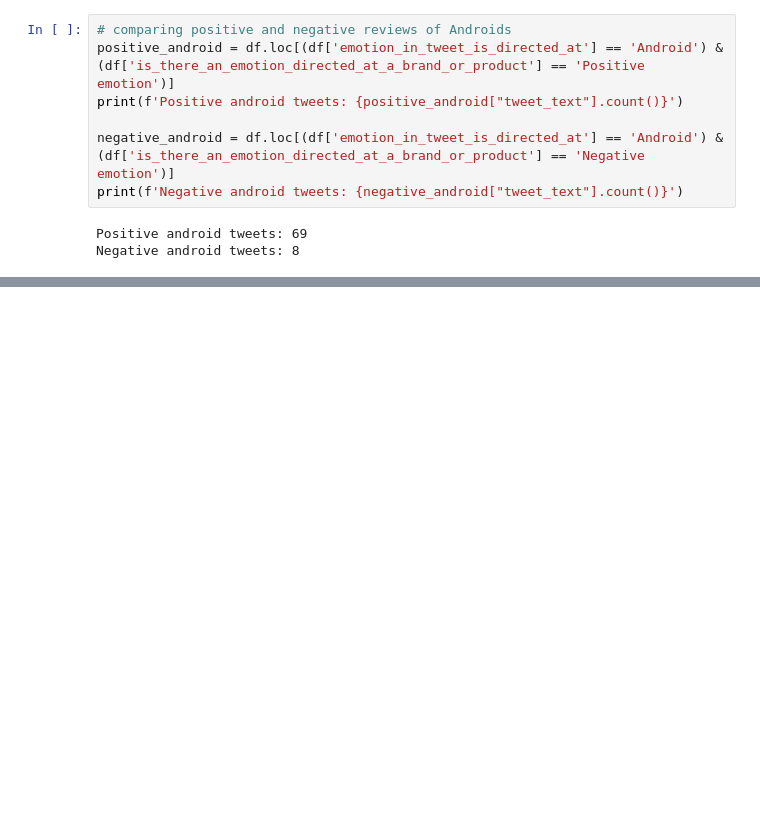
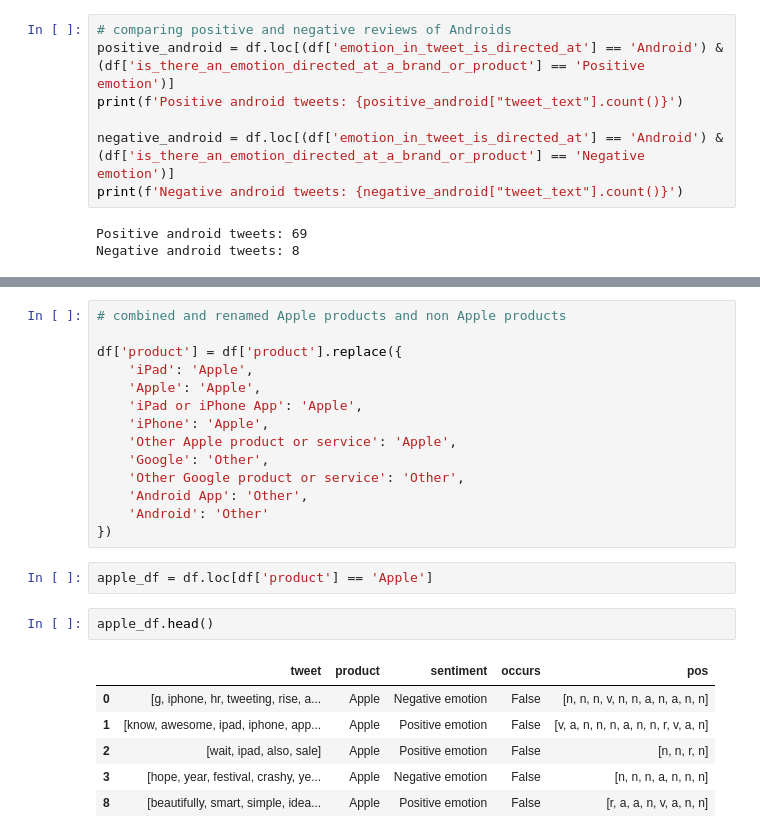
Before and after one commit to alliwar/apple_sentiment_analysis, a Jupyter notebook: alli.ipynb, the cells around one changed output, grey strips where cells are left out. Saved outputs shown, nothing was run; the diff lists cells and outputs as text; blank space fills up the shorter version.

```diff
--- a/alli.ipynb
+++ b/alli.ipynb
@@ -132,0 +428,25 @@ Negative android tweets: 8
+# %%
+# combined and renamed Apple products and non Apple products
+
+df['product'] = df['product'].replace({
+    'iPad': 'Apple',
+    'Apple': 'Apple',
+    'iPad or iPhone App': 'Apple',
+    'iPhone': 'Apple',
+    'Other Apple product or service': 'Apple',
+    'Google': 'Other',
+    'Other Google product or service': 'Other',
+    'Android App': 'Other',
+    'Android': 'Other'
+})
+# %%
+apple_df = df.loc[df['product'] == 'Apple']
+# %%
+apple_df.head()
+# %% [output]
+|  | tweet | product | sentiment | occurs | pos |
+| 0 | [g, iphone, hr, tweeting, rise, a... | Apple | Negative emotion | False | [n, n, n, v, n, n, a, n, a, n, n] |
+| 1 | [know, awesome, ipad, iphone, app... | Apple | Positive emotion | False | [v, a, n, n, n, a, n, n, r, v, a, n] |
+| 2 | [wait, ipad, also, sale] | Apple | Positive emotion | False | [n, n, r, n] |
+| 3 | [hope, year, festival, crashy, ye... | Apple | Negative emotion | False | [n, n, n, a, n, n, n] |
+| 8 | [beautifully, smart, simple, idea... | Apple | Positive emotion | False | [r, a, a, n, v, a, n, n] |
```
Also changed, not shown: parts of 30 cells of this notebook.
